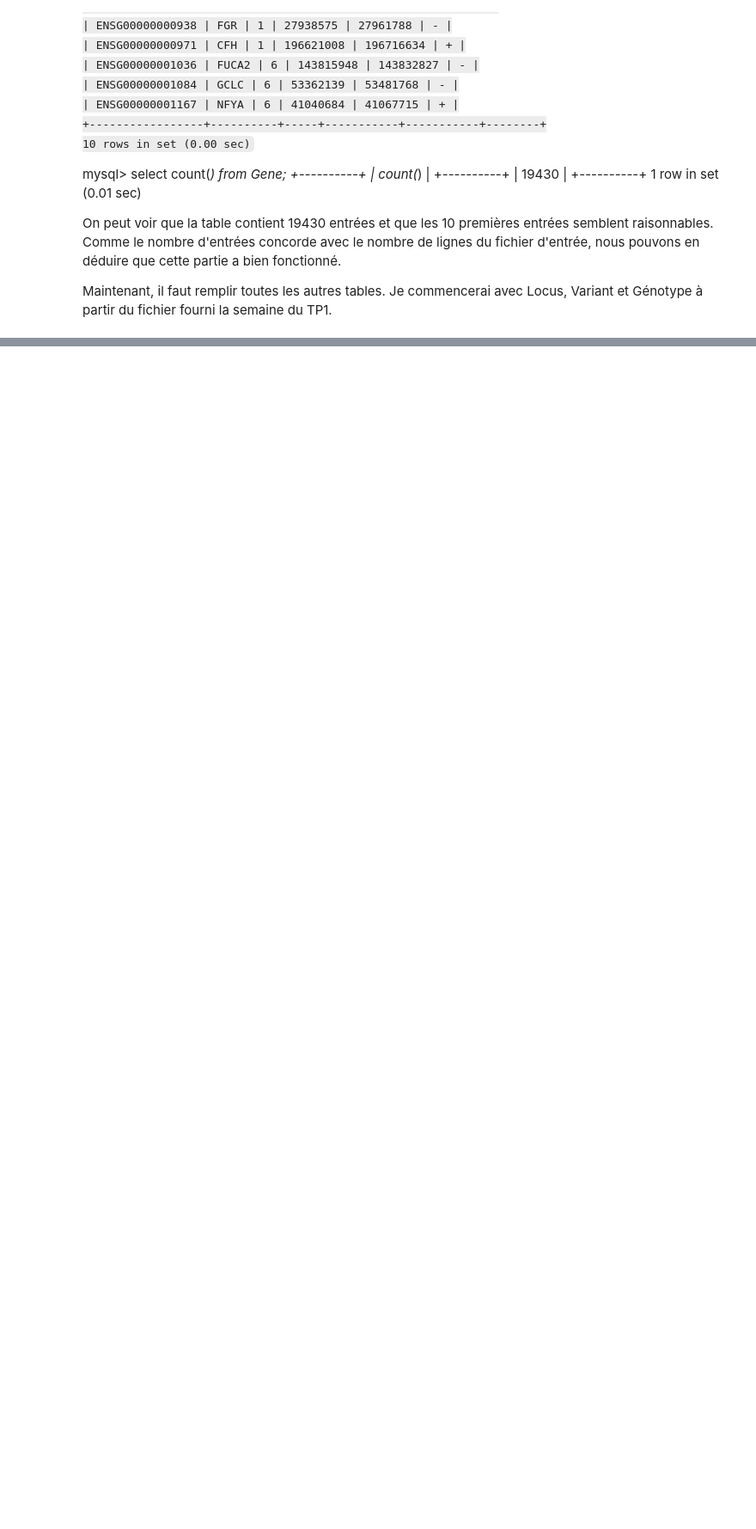
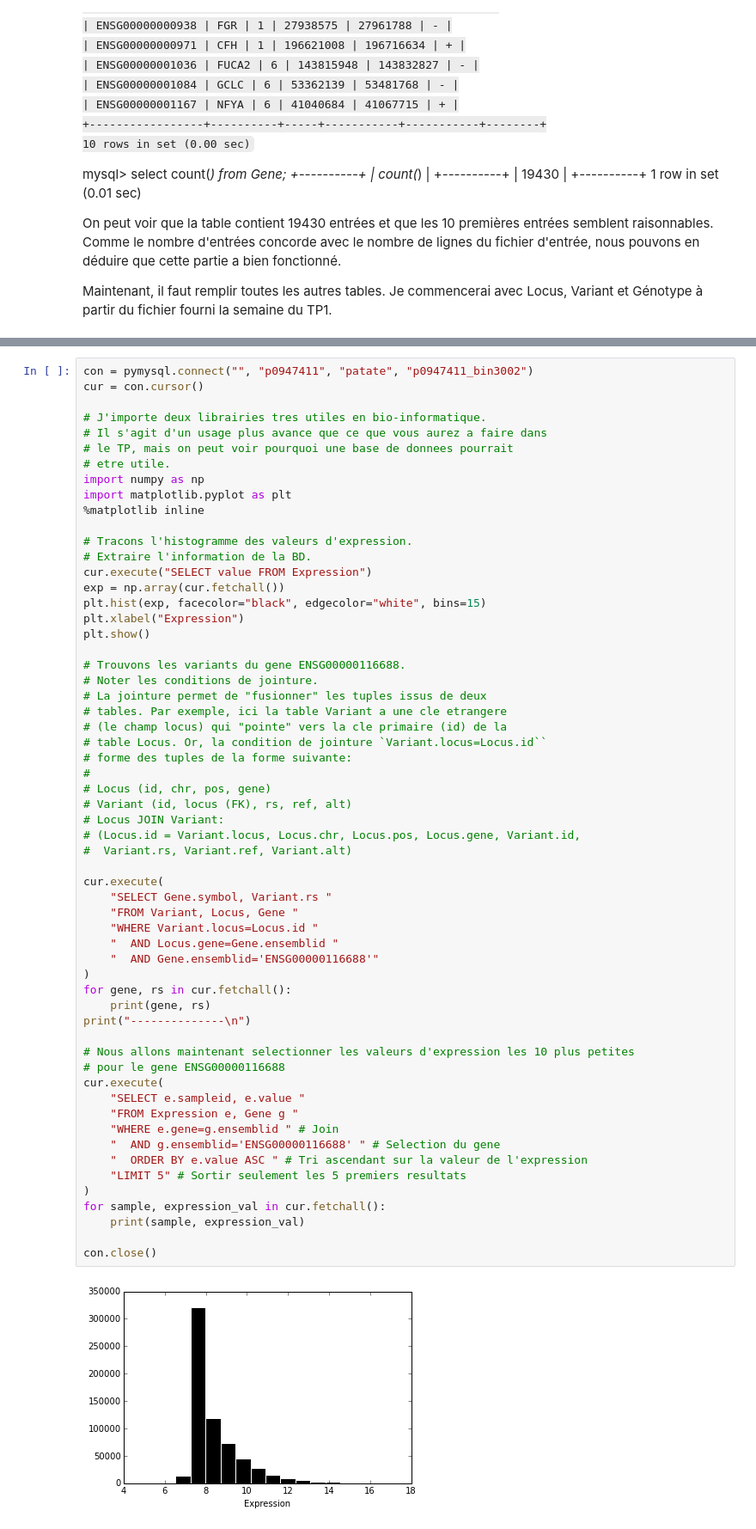
Before and after one commit to PhilippeMalric/demo_bin3002, a Jupyter notebook: Tutorial.ipynb, the cells around one changed output, grey strips where cells are left out. Shown: that part at 86% size. Cells and saved outputs as stored; diff of their text form; blank space fills up the shorter version.

```diff
--- a/Tutorial.ipynb
+++ b/Tutorial.ipynb
@@ -273,0 +320,61 @@ KeyboardInterrupt:
+# %%
+con = pymysql.connect("", "p0947411", "patate", "p0947411_bin3002")
+cur = con.cursor()
+
+# J'importe deux librairies tres utiles en bio-informatique.
+# Il s'agit d'un usage plus avance que ce que vous aurez a faire dans
+# le TP, mais on peut voir pourquoi une base de donnees pourrait
+# etre utile.
+import numpy as np
+import matplotlib.pyplot as plt
+%matplotlib inline
+
+# Tracons l'histogramme des valeurs d'expression.
+# Extraire l'information de la BD.
+cur.execute("SELECT value FROM Expression")
+exp = np.array(cur.fetchall())
+plt.hist(exp, facecolor="black", edgecolor="white", bins=15)
+plt.xlabel("Expression")
+plt.show()
+
+# Trouvons les variants du gene ENSG00000116688.
+# Noter les conditions de jointure.
+# La jointure permet de "fusionner" les tuples issus de deux
+# tables. Par exemple, ici la table Variant a une cle etrangere
+# (le champ locus) qui "pointe" vers la cle primaire (id) de la
+# table Locus. Or, la condition de jointure `Variant.locus=Locus.id``
+# forme des tuples de la forme suivante:
+#
+# Locus (id, chr, pos, gene)
+# Variant (id, locus (FK), rs, ref, alt)
+# Locus JOIN Variant:
+# (Locus.id = Variant.locus, Locus.chr, Locus.pos, Locus.gene, Variant.id,
+#  Variant.rs, Variant.ref, Variant.alt)
+
+cur.execute(
+    "SELECT Gene.symbol, Variant.rs "
+    "FROM Variant, Locus, Gene "
+    "WHERE Variant.locus=Locus.id "
+    "  AND Locus.gene=Gene.ensemblid "
+    "  AND Gene.ensemblid='ENSG00000116688'"
+)
+for gene, rs in cur.fetchall():
+    print(gene, rs)
+print("--------------\n")
+
+# Nous allons maintenant selectionner les valeurs d'expression les 10 plus petites
+# pour le gene ENSG00000116688
+cur.execute(
+    "SELECT e.sampleid, e.value "
+    "FROM Expression e, Gene g "
+    "WHERE e.gene=g.ensemblid " # Join
+    "  AND g.ensemblid='ENSG00000116688' " # Selection du gene
+    "  ORDER BY e.value ASC " # Tri ascendant sur la valeur de l'expression
+    "LIMIT 5" # Sortir seulement les 5 premiers resultats
+)
+for sample, expression_val in cur.fetchall():
+    print(sample, expression_val)
+
+con.close()
+# %% [output]
+[figure, added]
```
Also changed, not shown: parts of 4 cells of this notebook.
